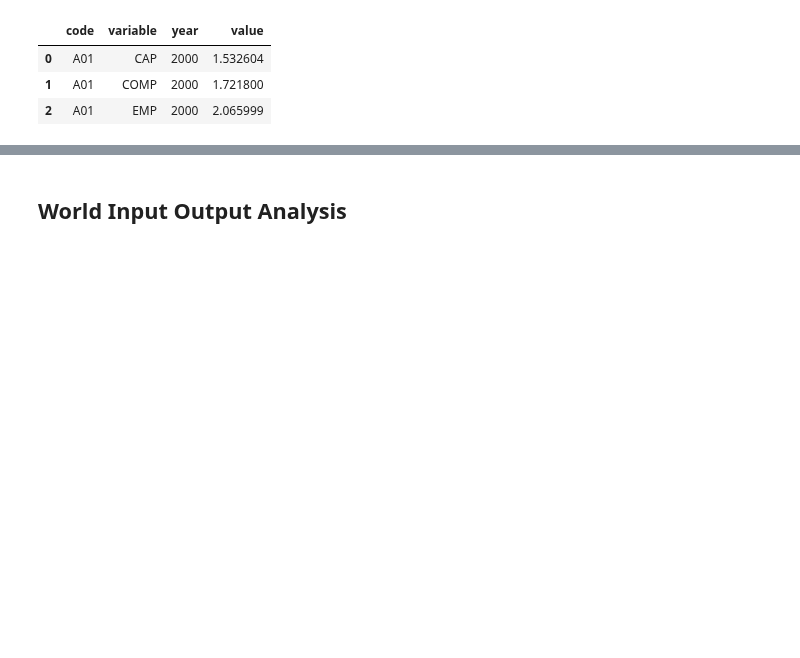
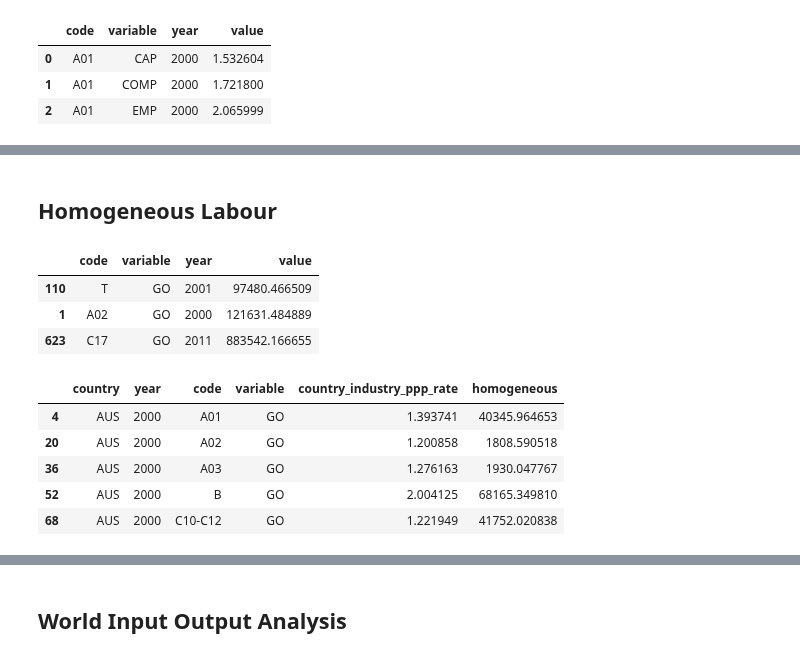
Before and after one commit to kavyajeetbora/ETL_wages, a Jupyter notebook: WIOD.ipynb, the cells around one changed output, grey strips where cells are left out. Cells and saved outputs as stored; diff of their text form; code cells hidden in the pictures; blank space fills up the shorter version.

```diff
--- a/WIOD.ipynb
+++ b/WIOD.ipynb
@@ -306,0 +231,24 @@ PPP_exchange_rate
+# %%
+%%time
+
+country_industry_ppp_rate_dfs = []
+
+for country, dfx in tqdm(PPP_exchage_filtered.groupby('ISO code'), unit=' country'):
+    for year in year_range:
+        # X1[X1['year']==year]
+        val = dfx.loc[(dfx['year']==str(year)),'value'].values[0]
+
+        ppp_ratio_x = X1[X1['year']==year]
+        rates = val*ppp_ratio_x['value'].values
+
+        dfy = pd.DataFrame({'country_industry_ppp_rate': rates})
+        dfy['country'] = country
+        dfy['year'] = year
+        dfy['code'] = ppp_ratio_x['code'].values
+        dfy['variable'] = ppp_ratio_x['variable'].values
+        dfy = dfy[['country', 'year', 'code', 'variable', 'country_industry_ppp_rate']]
+
+        country_industry_ppp_rate_dfs.append(dfy)
+
+country_industry_ppp_rate_df = pd.concat(country_industry_ppp_rate_dfs)
+country_industry_ppp_rate_df.sample(5)
@@ -306,0 +264,26 @@ PPP_exchange_rate
+# %% [markdown]
+## Homogeneous Labour
+# %%
+## Homogeneous Labour with Adjusted Dollar
+ppp1_GO = ppp1[ppp1['variable']=='GO'].melt(id_vars = ['code', 'variable'], value_vars=year_range)
+ppp1_GO.sample(3)
+
+## Homogeneous Labour with Standard Dollar
+ppp2_GO = ppp2[ppp2['variable']=='GO'].melt(id_vars = ['code', 'variable'], value_vars=year_range)
+ppp2_GO.sample(3)
+# %% [output]
+|  | code | variable | year | value |
+| 110 | T | GO | 2001 | 97480.466509 |
+| 1 | A02 | GO | 2000 | 121631.484889 |
+| 623 | C17 | GO | 2011 | 883542.166655 |
+# %%
+hom_labour = country_industry_ppp_rate_df[country_industry_ppp_rate_df['variable']=='GO'].copy()
+hom_labour['homogeneous'] = hom_labour['country_industry_ppp_rate'].values*SEA[SEA['variable']=='GO']['value'].values
+hom_labour.head()
+# %% [output]
+|  | country | year | code | variable | country_industry_ppp_rate | homogeneous |
+| 4 | AUS | 2000 | A01 | GO | 1.393741 | 40345.964653 |
+| 20 | AUS | 2000 | A02 | GO | 1.200858 | 1808.590518 |
+| 36 | AUS | 2000 | A03 | GO | 1.276163 | 1930.047767 |
+| 52 | AUS | 2000 | B | GO | 2.004125 | 68165.349810 |
+| 68 | AUS | 2000 | C10-C12 | GO | 1.221949 | 41752.020838 |
```
Also changed, not shown: parts of 19 cells of this notebook.
